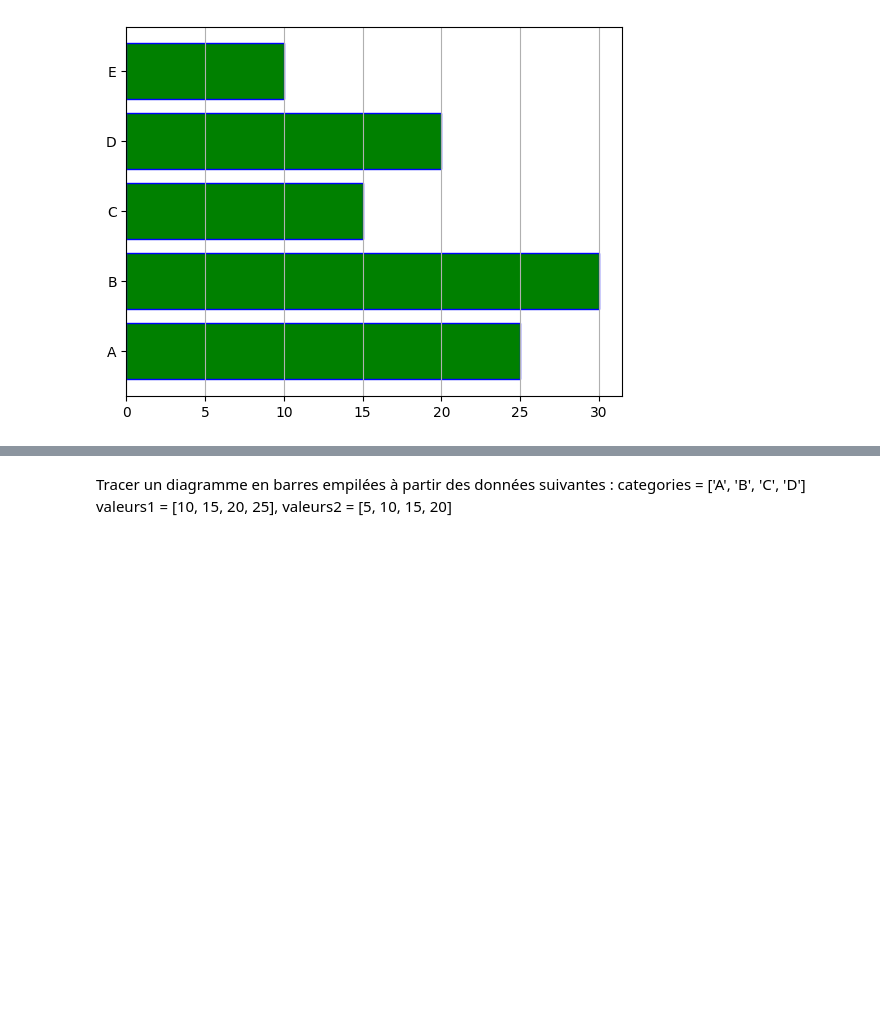
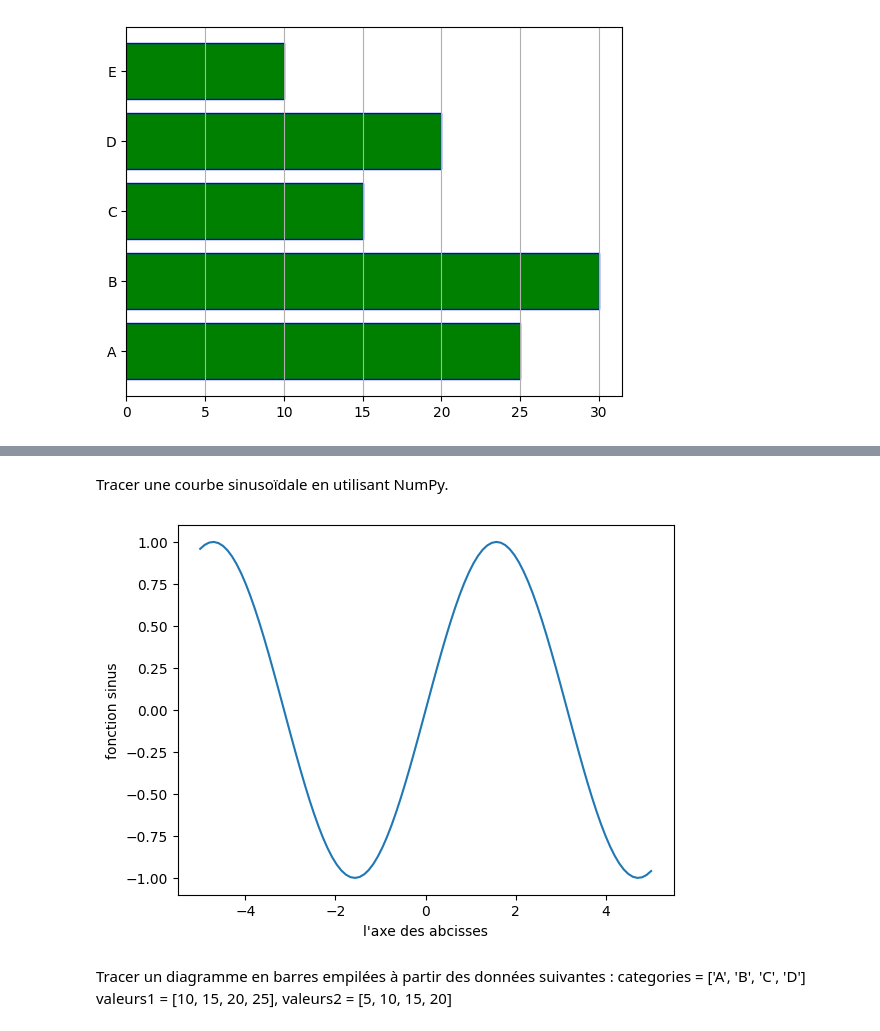
Before and after one commit to JhonatanCaldeira/simplon_datai_2024, a Jupyter notebook: 0/exo_numpy/exo_numpy_pyplot.ipynb, the cells around one changed output, grey strips where cells are left out. Saved outputs shown, nothing was run; the diff lists cells and outputs as text; code cells hidden in the pictures; blank space fills up the shorter version.

```diff
--- a/0/exo_numpy/exo_numpy_pyplot.ipynb
+++ b/0/exo_numpy/exo_numpy_pyplot.ipynb
@@ -48,3 +61,13 @@ plt.grid(axis='x')
+# %% [markdown]
+Tracer une courbe sinusoïdale en utilisant NumPy.
+# %%
+x=np.linspace(-5,5,100)
+plt.plot(x,np.sin(x))  # on utilise la fonction sinus de Numpy
+plt.ylabel('fonction sinus')
+plt.xlabel("l'axe des abcisses")
+plt.show()
+# %% [output]
+[figure, added]
 # %% [markdown]
 Tracer un diagramme en barres empilées à partir des données suivantes :
 categories = ['A', 'B', 'C', 'D']
```
Also changed, not shown: parts of 10 cells of this notebook, 4 other files.
